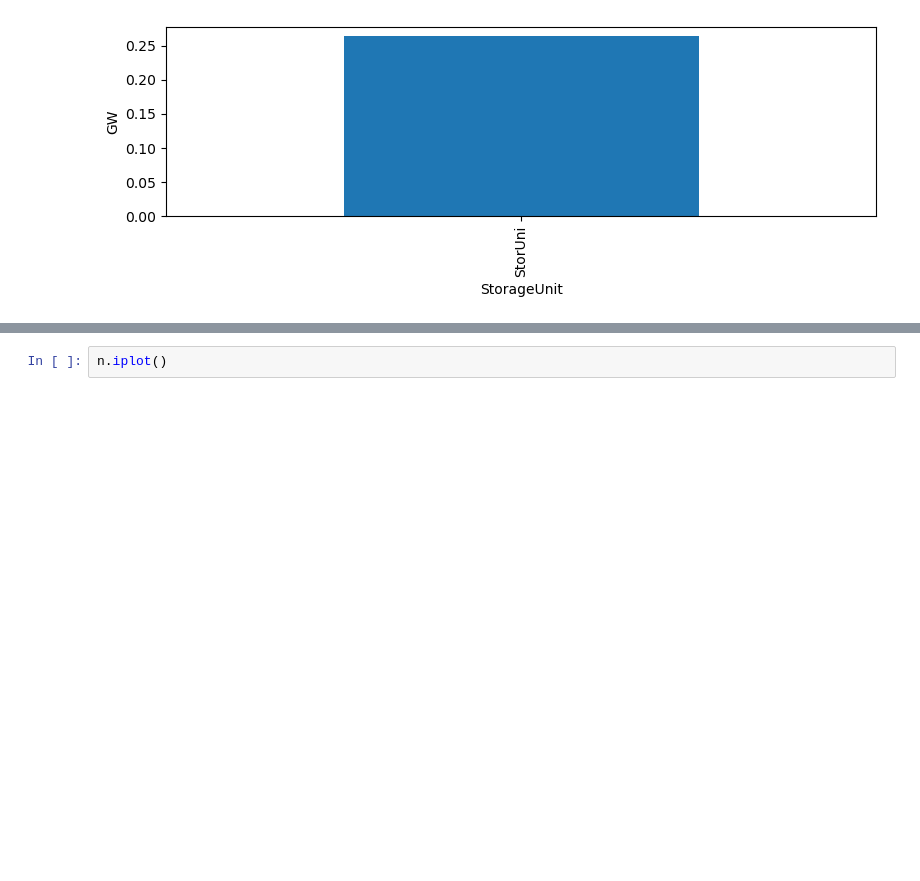
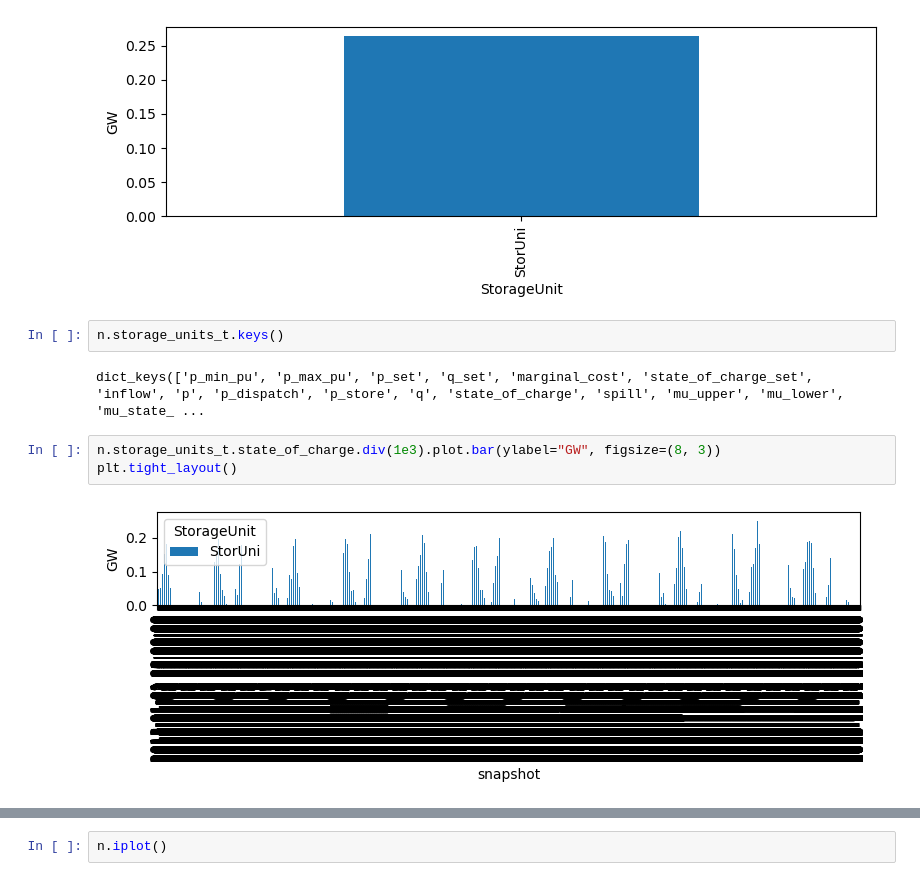
Before and after one commit to DeniseGiub/pypsa-distribution, a Jupyter notebook: Add_electricity_local.ipynb, the cells around one changed output, grey strips where cells are left out. Saved outputs shown, nothing was run; the diff lists cells and outputs as text; blank space fills up the shorter version.

```diff
--- a/Add_electricity_local.ipynb
+++ b/Add_electricity_local.ipynb
@@ -169,3 +174,12 @@ n.storage_units.p_nom_opt.div(1e3).plot.bar(ylabel="GW", figsize=(8, 3))
 plt.tight_layout()
 # %% [output]
 [figure]
+# %%
+n.storage_units_t.keys()
+# %% [output]
+dict_keys(['p_min_pu', 'p_max_pu', 'p_set', 'q_set', 'marginal_cost', 'state_of_charge_set', 'inflow', 'p', 'p_dispatch', 'p_store', 'q', 'state_of_charge', 'spill', 'mu_upper', 'mu_lower', 'mu_state_ ...
+# %%
+n.storage_units_t.state_of_charge.div(1e3).plot.bar(ylabel="GW", figsize=(8, 3))
+plt.tight_layout()
+# %% [output]
+[figure, added]
```
Also changed, not shown: parts of 4 cells of this notebook.
